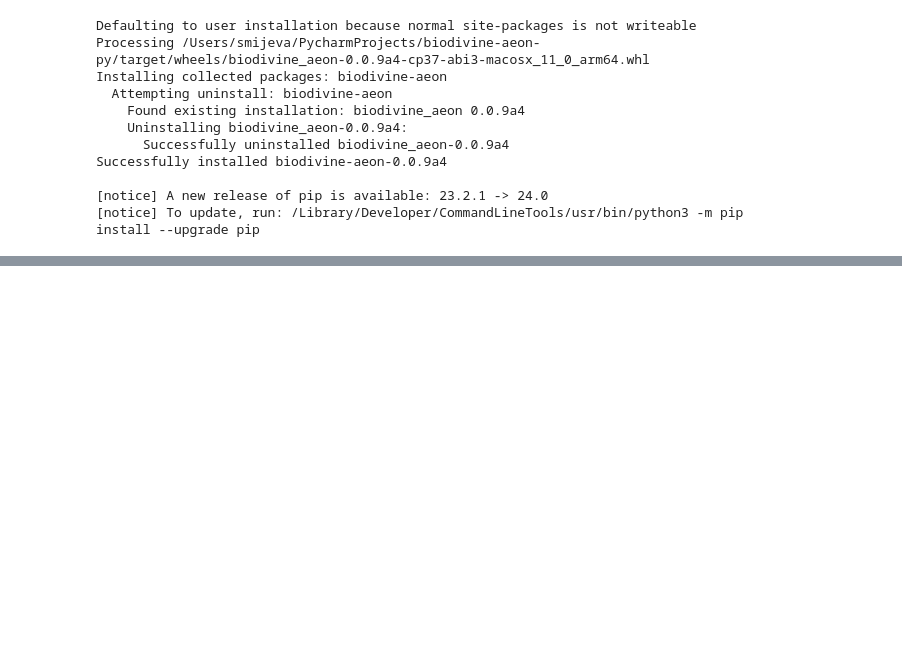
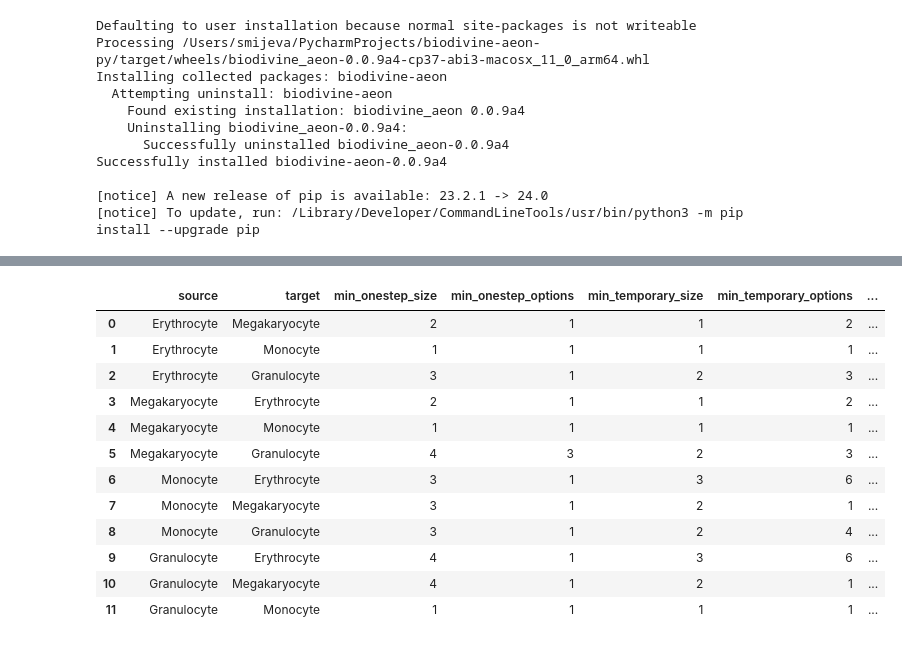
Before and after one commit to sybila/biodivine-aeon-py, a Jupyter notebook: example/case-study/control/main.ipynb, the cells around one changed output, grey strips where cells are left out. Drawn from its saved outputs; the diff is of its cells as text; code cells hidden in the pictures; blank space fills up the shorter version.

```diff
--- a/example/case-study/control/main.ipynb
+++ b/example/case-study/control/main.ipynb
@@ -284,0 +104,20 @@ print(pstg.permanent_control(state_to_vec(model, megakaryocyte_att, pstg), state
+# %%
+all_atts = {
+    "Erythrocyte": erythrocyte_att,
+    "Megakaryocyte": megakaryocyte_att,
+    "Monocyte": monocyte_att,
+    "Granulocyte": granulocyte_att
+}
+
+# Generate al pair possibilities for computing the source-target control
+all_att_pairs = [(s,t) for s in all_atts.keys() for t in all_atts.keys() if s != t]
+# %%
+data = {
+    'source': [s for s, _ in all_att_pairs],
+    'target': [t for _, t in all_att_pairs],
+    'onestep': [pstg.one_step_control(all_atts[s], all_atts[t], True).working_perturbations(min_robustness=0.99, verbose=False,return_all=False) for s, t in all_att_pairs],
+    'temporary': [pstg.temporary_control(all_atts[s], all_atts[t], True).working_perturbations(min_robustness=0.99, verbose=False,return_all=False) for s, t in all_att_pairs],
+    'permanent': [pstg.permanent_control(all_atts[s], all_atts[t], True).working_perturbations(min_robustness=0.99, verbose=False,return_all=False) for s, t in all_att_pairs],
+}
+
+df = pd.DataFrame(data)
@@ -284,0 +160,23 @@ print(pstg.permanent_control(state_to_vec(model, megakaryocyte_att, pstg), state
+# %%
+df['min_onestep_size'] = df['onestep'].apply(lambda x: len(x[0][0]))
+df['min_onestep_options'] = df['onestep'].apply(lambda x: len(x))
+df['min_temporary_size'] = df['temporary'].apply(lambda x: len(x[0][0]))
+df['min_temporary_options'] = df['temporary'].apply(lambda x: len(x))
+df['min_permanent_size'] = df['permanent'].apply(lambda x: len(x[0][0]))
+df['min_permanent_options'] = df['permanent'].apply(lambda x: len(x))
+# %%
+df.filter(regex='^(source|target|min_)')
+# %% [output]
+|  | source | target | min_onestep_size | min_onestep_options | min_temporary_size | min_temporary_options | ... |
+| 0 | Erythrocyte | Megakaryocyte | 2 | 1 | 1 | 2 | ... |
+| 1 | Erythrocyte | Monocyte | 1 | 1 | 1 | 1 | ... |
+| 2 | Erythrocyte | Granulocyte | 3 | 1 | 2 | 3 | ... |
+| 3 | Megakaryocyte | Erythrocyte | 2 | 1 | 1 | 2 | ... |
+| 4 | Megakaryocyte | Monocyte | 1 | 1 | 1 | 1 | ... |
+| 5 | Megakaryocyte | Granulocyte | 4 | 3 | 2 | 3 | ... |
+| 6 | Monocyte | Erythrocyte | 3 | 1 | 3 | 6 | ... |
+| 7 | Monocyte | Megakaryocyte | 3 | 1 | 2 | 1 | ... |
+| 8 | Monocyte | Granulocyte | 3 | 1 | 2 | 4 | ... |
+| 9 | Granulocyte | Erythrocyte | 4 | 1 | 3 | 6 | ... |
+| 10 | Granulocyte | Megakaryocyte | 4 | 1 | 2 | 1 | ... |
+| 11 | Granulocyte | Monocyte | 1 | 1 | 1 | 1 | ... |
```
Also changed, not shown: parts of 49 cells of this notebook, 7 other files.
